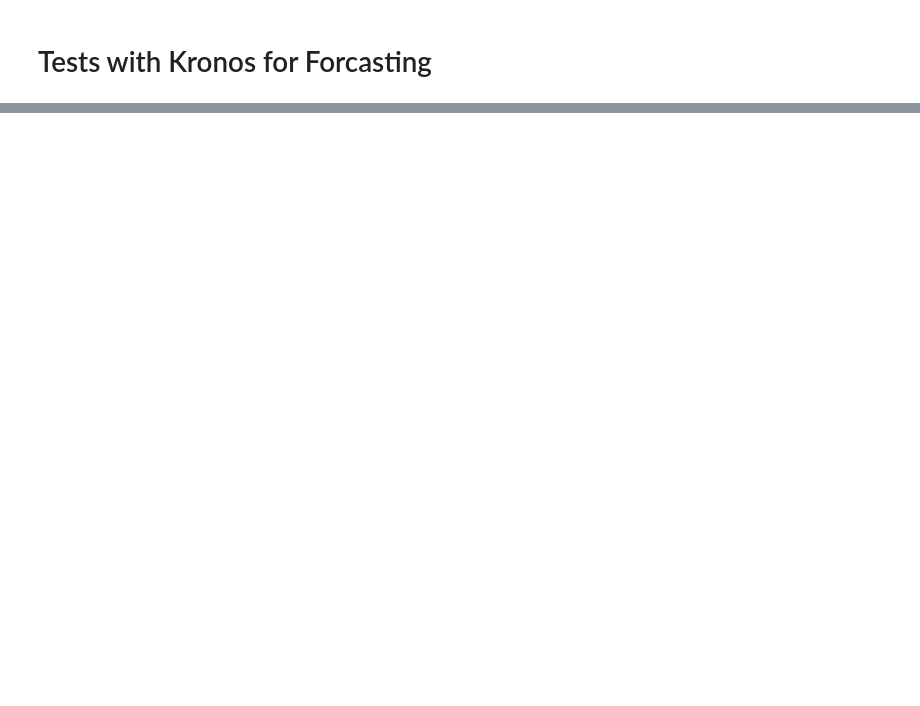
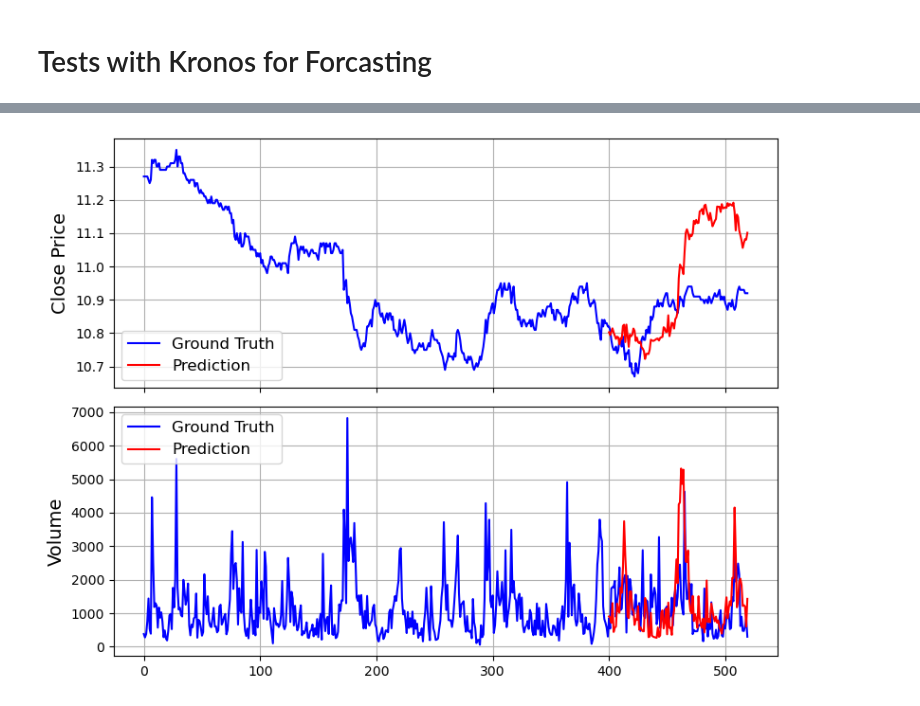
Before and after one commit to bwv988/ai_scratch, a Jupyter notebook: notebooks/kronos/kronos_tests.ipynb, the cells around one changed output, grey strips where cells are left out. Drawn from its saved outputs; the diff is of its cells as text; code cells hidden in the pictures; blank space fills up the shorter version.

Commit message:
Adding some tests re. Kronos.

```diff
--- a/notebooks/kronos/kronos_tests.ipynb
+++ b/notebooks/kronos/kronos_tests.ipynb
@@ -30,0 +140,11 @@ model = Kronos.from_pretrained("NeoQuasar/Kronos-small")
+# %%
+# 3. Prepare Data
+df = pd.read_csv("kronos/examples/data/XSHG_5min_600977.csv")
+df['timestamps'] = pd.to_datetime(df['timestamps'])
+
+lookback = 400
+pred_len = 120
+
+x_df = df.loc[:lookback-1, ['open', 'high', 'low', 'close', 'volume', 'amount']]
+x_timestamp = df.loc[:lookback-1, 'timestamps']
+y_timestamp = df.loc[lookback:lookback+pred_len-1, 'timestamps']
@@ -30,0 +166,16 @@ model = Kronos.from_pretrained("NeoQuasar/Kronos-small")
+# %%
+# 4. Make Prediction
+pred_df = predictor.predict(
+    df=x_df,
+    x_timestamp=x_timestamp,
+    y_timestamp=y_timestamp,
+    pred_len=pred_len,
+    T=1.0,
+    top_p=0.9,
+    sample_count=1,
+    verbose=True
+)
+
+# 5. Visualize Results
+print("Forecasted Data Head:")
+print(pred_df.head())
@@ -30,0 +199,8 @@ model = Kronos.from_pretrained("NeoQuasar/Kronos-small")
+# %%
+# Combine historical and forecasted data for plotting
+kline_df = df.loc[:lookback+pred_len-1]
+
+# visualize
+plot_prediction(kline_df, pred_df)
+# %% [output]
+[figure, added]
```
Also changed, not shown: parts of 9 cells of this notebook, 7 other files.
